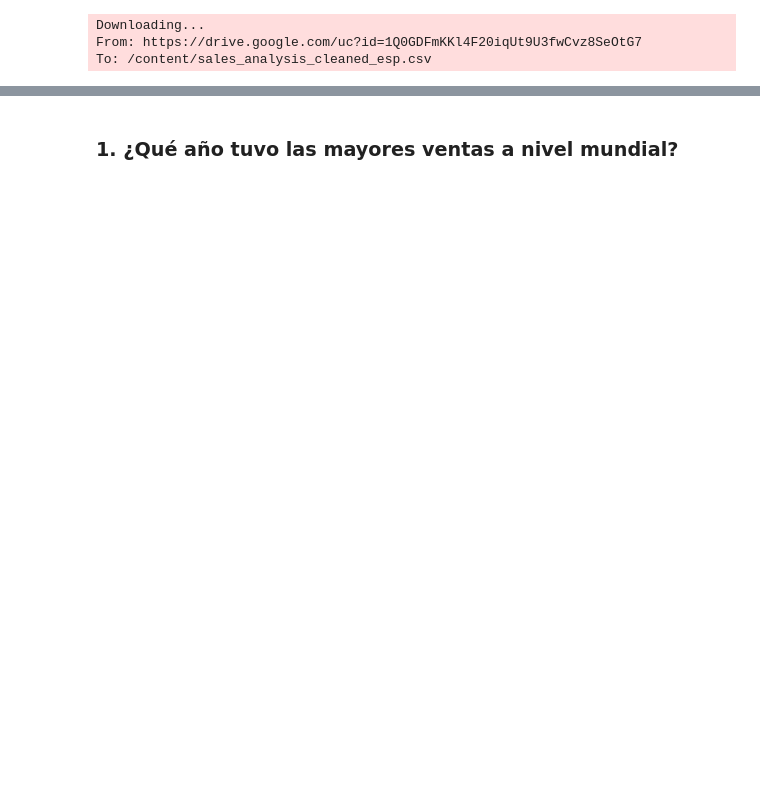
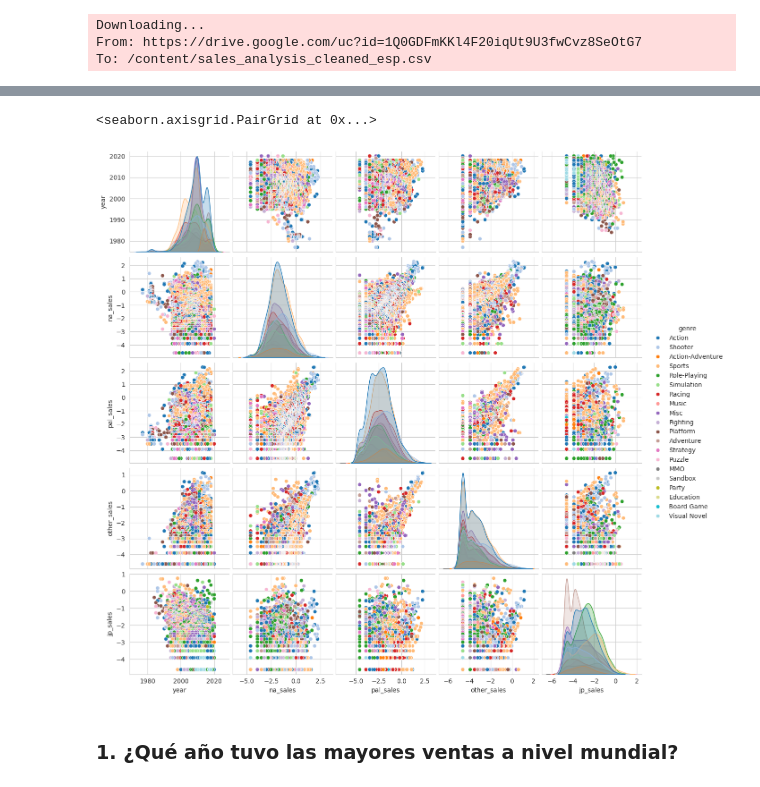
Before and after one commit to Kado2/EDA_videogames_sales_-_industry_data-1980_2024-, a Jupyter notebook: Version_en_esp/03_Sales_Analysis.ipynb, the cells around one changed output, grey strips where cells are left out. Drawn from its saved outputs; the diff is of its cells as text; code cells hidden in the pictures; blank space fills up the shorter version.

```diff
--- a/Version_en_esp/03_Sales_Analysis.ipynb
+++ b/Version_en_esp/03_Sales_Analysis.ipynb
@@ -67,2 +91,19 @@ df.head(5)
+# %%
+data_pair_log = data_pair.copy()
+# %%
+data_pair_log = data_pair_log[data_pair_log.na_sales != 0]
+data_pair_log = data_pair_log[data_pair_log.pal_sales != 0]
+data_pair_log = data_pair_log[data_pair_log.jp_sales != 0]
+data_pair_log = data_pair_log[data_pair_log.other_sales != 0]
+# %%
+data_pair_log['na_sales'] = np.log(data_pair_log['na_sales']);
+data_pair_log['pal_sales'] = np.log(data_pair_log['pal_sales']);
+data_pair_log['jp_sales'] = np.log(data_pair_log['jp_sales']);
+data_pair_log['other_sales'] = np.log(data_pair_log['other_sales']);
+# %%
+sns.pairplot(data_pair_log, hue='genre',  palette="tab20")
+# %% [output]
+<seaborn.axisgrid.PairGrid at 0x...>
+[figure, added]
 # %% [markdown]
 ### 1. ¿Qué año tuvo las mayores ventas a nivel mundial?
```
Also changed, not shown: parts of 41 cells of this notebook.
